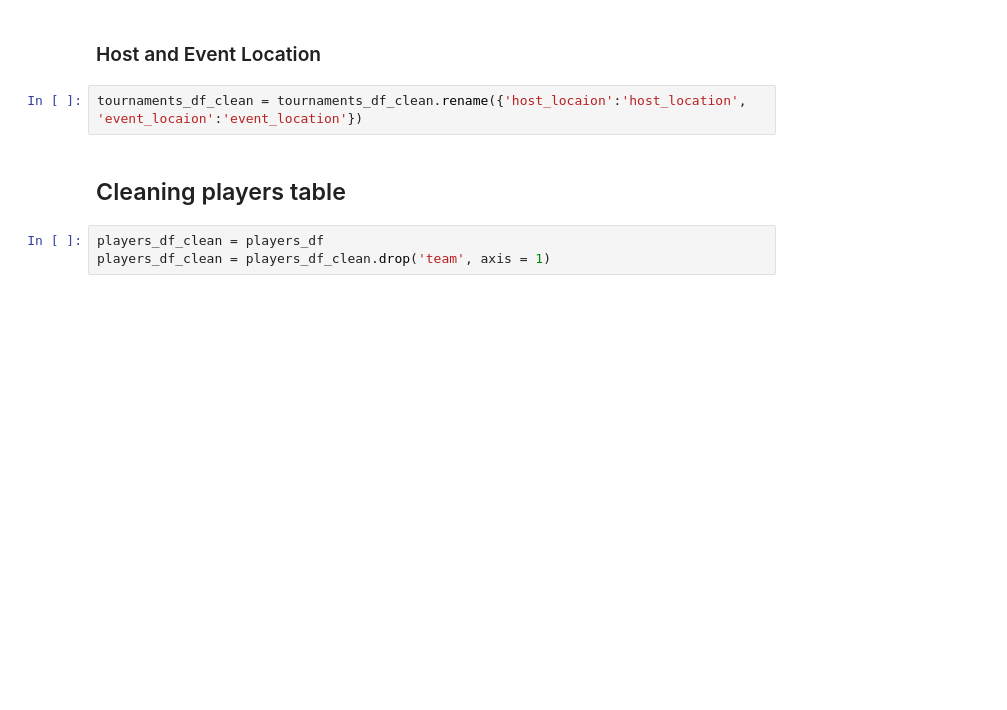
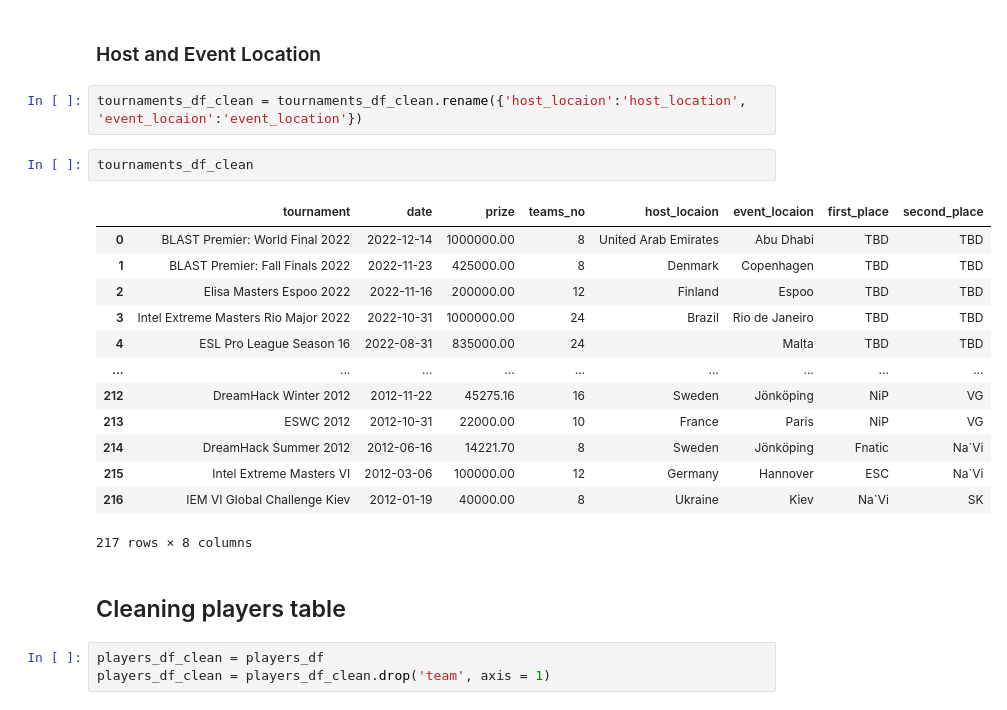
Before and after one commit to Lucascapdeville/Data_Gathering_Visualization, a Jupyter notebook: Data_Gathering.ipynb, the cells around one changed output. Cells and saved outputs as stored; diff of their text form; blank space fills up the shorter version.

```diff
--- a/Data_Gathering.ipynb
+++ b/Data_Gathering.ipynb
@@ -82,6 +83,22 @@ tournaments_df_clean['teams_no'] = pd.to_numeric(tournaments_df['teams_no'])
 ### Host and Event Location
 # %%
 tournaments_df_clean = tournaments_df_clean.rename({'host_locaion':'host_location',	'event_locaion':'event_location'})
+# %%
+tournaments_df_clean
+# %% [output]
+|  | tournament | date | prize | teams_no | host_locaion | event_locaion | first_place | second_place |
+| 0 | BLAST Premier: World Final 2022 | 2022-12-14 | 1000000.00 | 8 | United Arab Emirates | Abu Dhabi | TBD | TBD |
+| 1 | BLAST Premier: Fall Finals 2022 | 2022-11-23 | 425000.00 | 8 | Denmark | Copenhagen | TBD | TBD |
+| 2 | Elisa Masters Espoo 2022 | 2022-11-16 | 200000.00 | 12 | Finland | Espoo | TBD | TBD |
+| 3 | Intel Extreme Masters Rio Major 2022 | 2022-10-31 | 1000000.00 | 24 | Brazil | Rio de Janeiro | TBD | TBD |
+| 4 | ESL Pro League Season 16 | 2022-08-31 | 835000.00 | 24 |  | Malta | TBD | TBD |
+| ... | ... | ... | ... | ... | ... | ... | ... | ... |
+| 212 | DreamHack Winter 2012 | 2012-11-22 | 45275.16 | 16 | Sweden | Jönköping | NiP | VG |
+| 213 | ESWC 2012 | 2012-10-31 | 22000.00 | 10 | France | Paris | NiP | VG |
+| 214 | DreamHack Summer 2012 | 2012-06-16 | 14221.70 | 8 | Sweden | Jönköping | Fnatic | Na`Vi |
+| 215 | Intel Extreme Masters VI | 2012-03-06 | 100000.00 | 12 | Germany | Hannover | ESC | Na`Vi |
+| 216 | IEM VI Global Challenge Kiev | 2012-01-19 | 40000.00 | 8 | Ukraine | Kiev | Na`Vi | SK |
+217 rows × 8 columns
 # %% [markdown]
 ## Cleaning players table
 # %%
```
Also changed, not shown: parts of 10 cells of this notebook, 11 other files.
